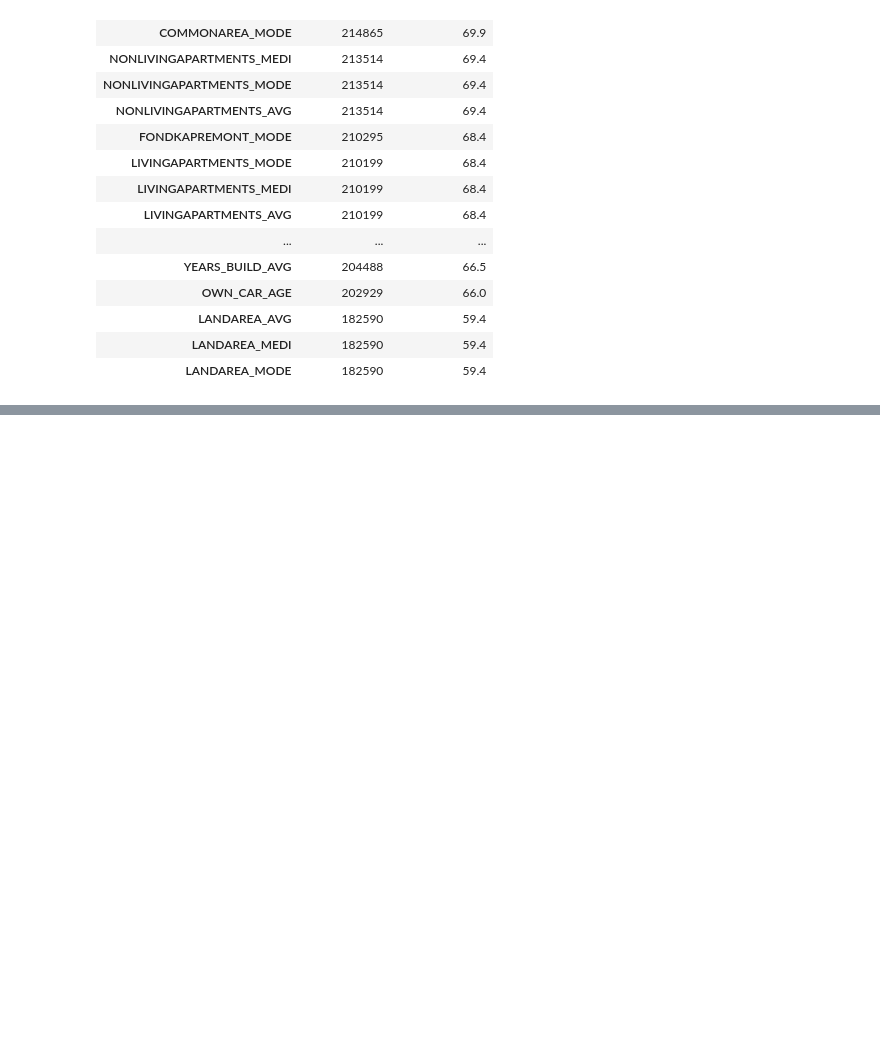
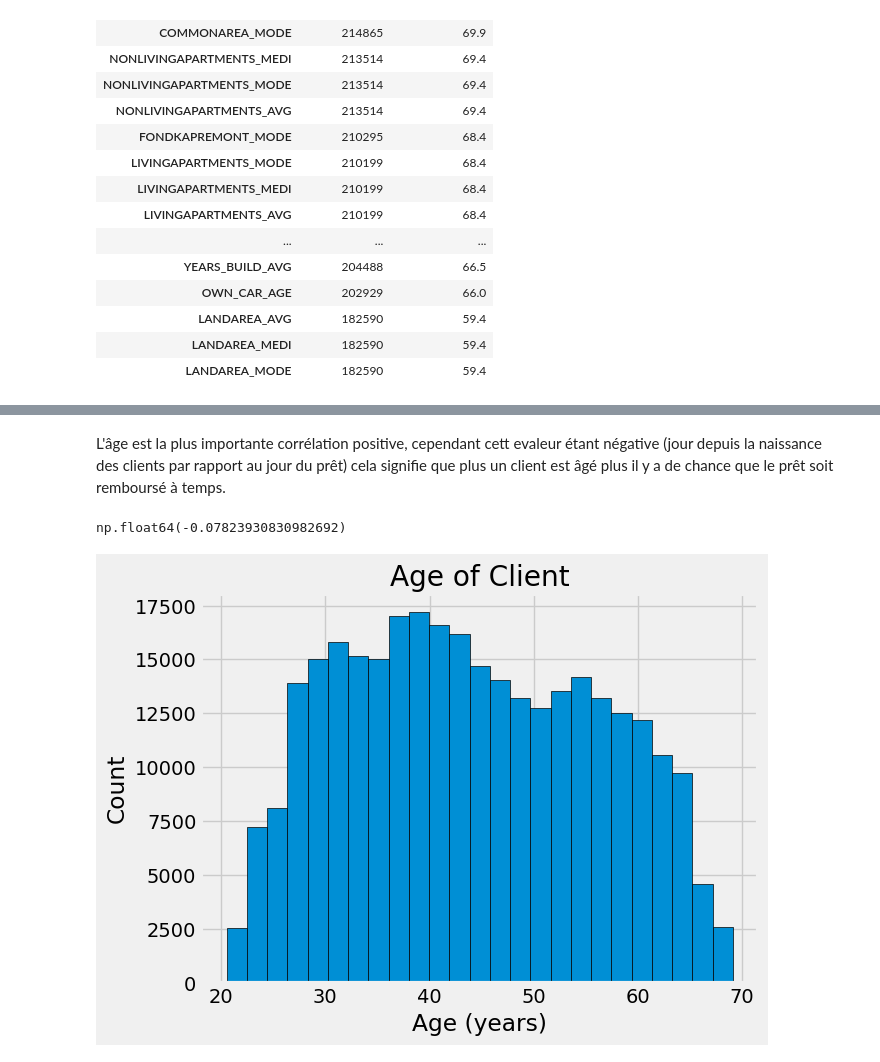
Before and after one commit to ManonVilla/OCProjet7, a Jupyter notebook: MV_P7_DS_1.ipynb, the cells around one changed output, grey strips where cells are left out. Cells and saved outputs as stored; diff of their text form; code cells hidden in the pictures; blank space fills up the shorter version.

```diff
--- a/MV_P7_DS_1.ipynb
+++ b/MV_P7_DS_1.ipynb
@@ -207,0 +344,17 @@ install_pai.head()
+# %% [markdown]
+L'âge est la plus importante corrélation positive, cependant cett evaleur étant négative (jour depuis la naissance des clients par rapport au jour du prêt) cela signifie que plus un client est âgé plus il y a de chance que le prêt soit remboursé à temps.
+# %%
+# Find the correlation of the positive days since birth and target
+app_train['DAYS_BIRTH'] = abs(app_train['DAYS_BIRTH'])
+app_train['DAYS_BIRTH'].corr(app_train['TARGET'])
+# %% [output]
+np.float64(-0.07823930830982692)
+# %%
+# Set the style of plots
+plt.style.use('fivethirtyeight')
+
+# Plot the distribution of ages in years
+plt.hist(app_train['DAYS_BIRTH'] / 365, edgecolor = 'k', bins = 25)
+plt.title('Age of Client'); plt.xlabel('Age (years)'); plt.ylabel('Count');
+# %% [output]
+[figure, added]
```
Also changed, not shown: parts of 45 cells of this notebook.
